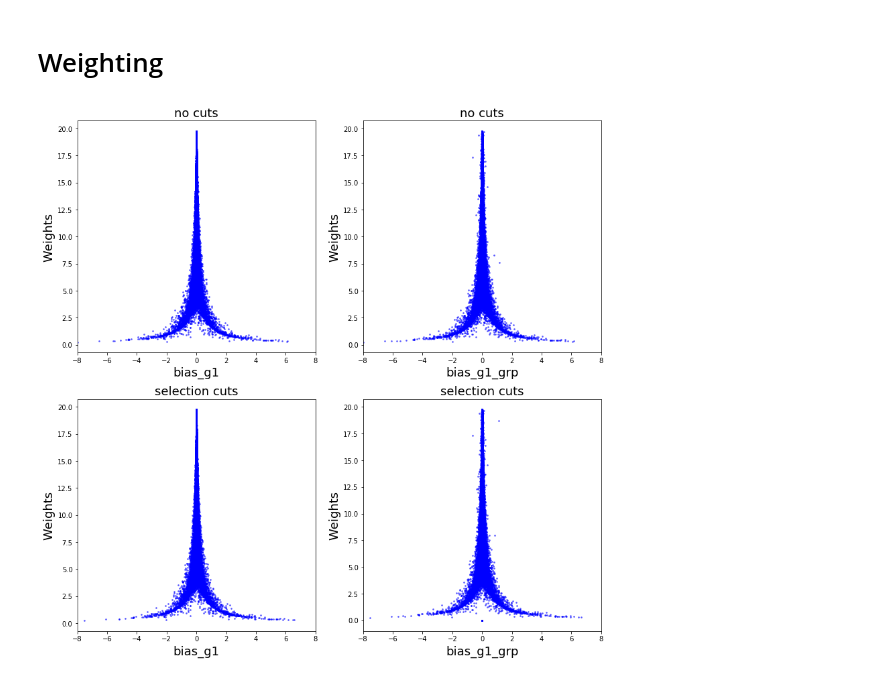
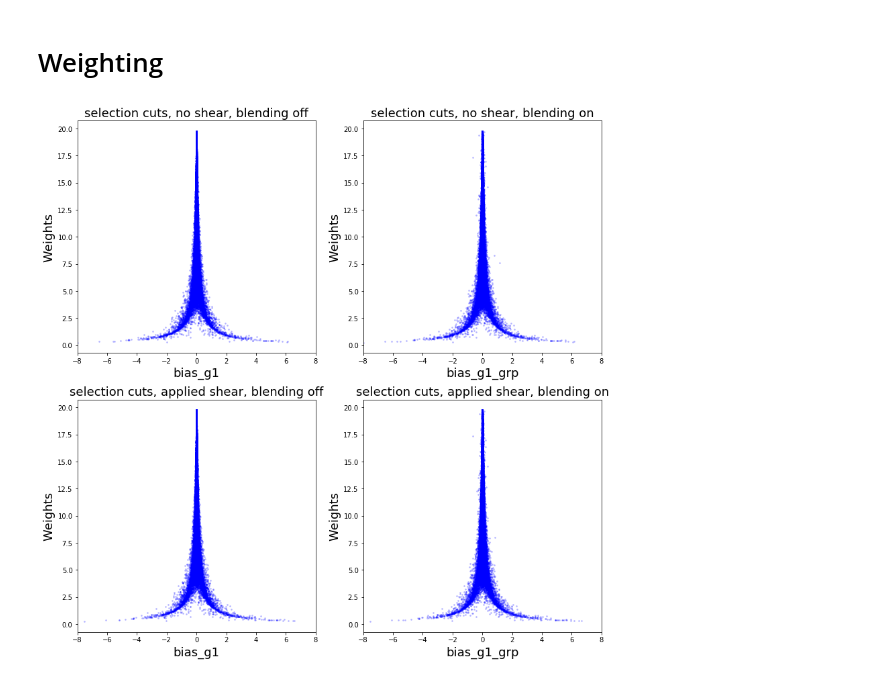
Before and after one commit to ismael-mendoza/wld_code, a Jupyter notebook: notebooks/reflect2.ipynb, the cells around one changed output. Drawn from its saved outputs; the diff is of its cells as text; code cells hidden in the pictures.

```diff
--- a/notebooks/reflect2.ipynb
+++ b/notebooks/reflect2.ipynb
@@ -40,13 +40,17 @@ pfilters = [
     maps.get_non_duplicated_cat
 ]
 
+#filters to be applied uniformly ignoring the selection effect.
+afilters=[
+    maps.get_not_dropped_cat, #does not commute with the other ones, so do first.
+    maps.not_dropped, #redundant.
+    maps.low_cond,
+]
+
 
 ffilters = [
     maps.good,
     maps.best,
-    maps.low_cond,
-    maps.not_dropped,
-    maps.get_not_dropped_cat
 ]
 # %%
 pcat1, pcat2 = (Table.read(f"{data_dir}/projectLSST-g1_0-g2_0/final_fits.fits"),
@@ -70,8 +83,11 @@ print(len(scat1),len(scat2))
 # %%
-fscat1 = maps.get_filter_cats([fcat1], ffilters)[0]
+fscat1, fscat2 = maps.get_filter_cats([fcat1, fcat2], afilters)
+
+
+fscat1 = maps.get_filter_cats([fscat1], ffilters)[0]
 print(len(fscat1))
 
 #remember to not apply filters directly on cat2, but intersect
-fscat1, fscat2 = maps.get_intersection_cats([fscat1, fcat2])
+fscat1, fscat2 = maps.get_intersection_cats([fscat1, fscat2])
 print(len(fscat1),len(fscat2))
 # %% [output]
@@ -168,16 +132,16 @@ def weights_bias_scatter(ax, cat, component, iso_or_grp, xlabel=None, title=None
 # %%
 fig, axs = plt.subplots(2,2,figsize=(14,14))
 axes = axs.flatten()
-weights_bias_scatter(axes[0], fscat1, '1', 'iso', xlim=[-8,8], size_dots=3, alpha=0.5,
-                     xlabel="bias_g1", title="no cuts")
+weights_bias_scatter(axes[0], fscat1, '1', 'iso', xlim=[-8,8], size_dots=3, alpha=0.2,
+                     xlabel="bias_g1", title="selection cuts, no shear, blending off")
 
-weights_bias_scatter(axes[1], fscat1, '1', 'grp', xlim=[-8,8], size_dots=3, alpha=0.5,
-                     xlabel="bias_g1_grp", title="no cuts")
+weights_bias_scatter(axes[1], fscat1, '1', 'grp', xlim=[-8,8], size_dots=3, alpha=0.2,
+                     xlabel="bias_g1_grp", title="selection cuts, no shear, blending on")
 
-weights_bias_scatter(axes[2], fscat2, '1', 'iso', xlim=[-8,8], size_dots=3, alpha=0.5,
-                     xlabel="bias_g1", title="selection cuts")
+weights_bias_scatter(axes[2], fscat2, '1', 'iso', xlim=[-8,8], size_dots=3, alpha=0.2,
+                     xlabel="bias_g1", title="selection cuts, applied shear, blending off")
 
-weights_bias_scatter(axes[3], fscat2, '1', 'grp', xlim=[-8,8], size_dots=3, alpha=0.5,
-                     xlabel="bias_g1_grp", title="selection cuts")
+weights_bias_scatter(axes[3], fscat2, '1', 'grp', xlim=[-8,8], size_dots=3, alpha=0.2,
+                     xlabel="bias_g1_grp", title="selection cuts, applied shear, blending on")
 # %% [output]
-[figure, old version]
+[figure, new version]
```
Also changed, not shown: parts of 31 cells of this notebook, 2 other files.
